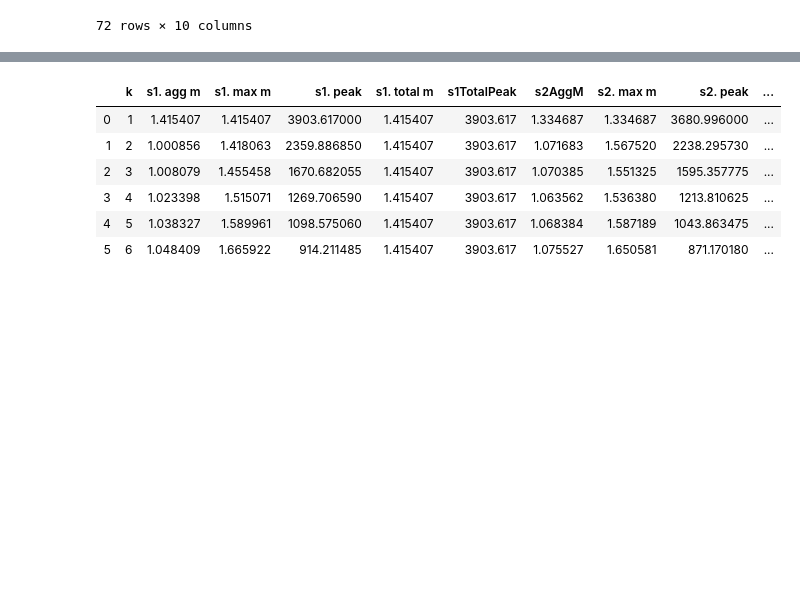
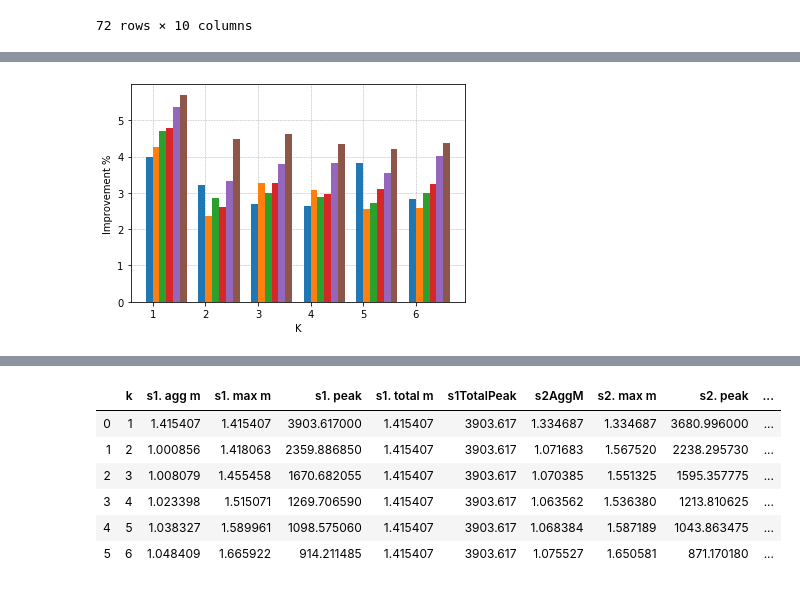
Before and after one commit to vicaba/siot-eclustering-viz, a Jupyter notebook: siot-clustering2.ipynb, the cells around one changed output, grey strips where cells are left out. Saved outputs shown, nothing was run; the diff lists cells and outputs as text; code cells hidden in the pictures; blank space fills up the shorter version.

```diff
--- a/siot-clustering2.ipynb
+++ b/siot-clustering2.ipynb
@@ -307,0 +399,86 @@ array([1.50076179, 1.45695816, 1.44604282, 1.41275965, 1.41515234,
+# %%
+def improvement_ratio(x):
+    return list(map(lambda xy: (1 - xy[0]/xy[1]) * 100,zip(x["s2TotalM"], x["s1. total m"])))
+
+data = exp1_treated.groupby("sampleSize").apply(improvement_ratio).to_frame().reset_index()
+print(np.array(data[data["sampleSize"] == 0.7][0].values[0]).mean())
+print(np.array(data[0][0]).mean())
+data[0] = data[0].apply(lambda x: np.array(x).mean())
+data
+
+#fig, ax = plt.subplots()
+
+#ax.plot(data["sampleSize"].values, data[0].values, "-", label=f"Imp. ratio K = {k2}")
+
+exp1_improvement_ratio_df = exp1_treated.copy()
+
+exp1_improvement_ratio_df_grouped = exp1_improvement_ratio_df.groupby(["sampleSize", 'k']).apply(improvement_ratio).to_frame().reset_index()
+exp1_improvement_ratio_df_grouped.rename(columns={0: "values"},inplace=True)
+exp1_improvement_ratio_df_grouped["mean"] = exp1_improvement_ratio_df_grouped["values"].apply(lambda x: np.array(x).mean())
+exp1_improvement_ratio_df_grouped["stdv"] = exp1_improvement_ratio_df_grouped["values"].apply(lambda x: np.array(x).std())
+exp1_improvement_ratio_df_grouped
+
+
+fig_mean, ax_mean = plt.subplots()
+fig_stdv, ax_stdv = plt.subplots()
+ax_mean.set_axisbelow(True)
+ax_stdv.set_axisbelow(True)
+
+
+
+#fig.set_size_inches(17.0, 10.5)
+#ax.set_ylim(0.9,1.02)
+ind = np.arange(6)    # the x locations for the groups
+width = 0.13        # the width of the bars
+
+bars = []
+
+for idx, ssize in enumerate(sample_size_range(exp1_sample_size_min, exp1_sample_size_max)):
+    sample_size_batch = exp1_improvement_ratio_df_grouped.query(f"sampleSize == {ssize}")
+    means = sample_size_batch["mean"]
+    stdvs = sample_size_batch["stdv"]
+    ax_mean.bar(ind + idx*width, means, width, yerr=None, label=str(ssize), color=colors[idx])
+    ax_stdv.bar(ind + idx*width, stdvs, width, yerr=None, label=str(ssize), color=colors[idx])
+
+
+ax_mean.set_xticks(ind + width / 2)
+ax_mean.set_xticklabels(('1', '2', '3', '4', '5', '6'))
+ax_mean.set_ylabel('Improvement %')
+ax_mean.set_xlabel('K')
+lgd_mean = ax_mean.legend(title="Sample Size %", bbox_to_anchor=(1, -0.40), loc=4, borderaxespad=0., ncol=3)
+
+ax_stdv.set_xticks(ind + width / 2)
+ax_stdv.set_xticklabels(('1', '2', '3', '4', '5', '6'))
+ax_stdv.set_ylabel('stdv')
+ax_stdv.set_xlabel('K')
+lgd_stdv = ax_stdv.legend(title="Sample Size %", bbox_to_anchor=(1, -0.40), loc=4, borderaxespad=0., ncol=3)
+
+ax_mean.grid(True, linestyle='--', linewidth='0.5')
+ax_stdv.grid(True, linestyle='--', linewidth='0.5')
+
+if saveimages == 1:
+    file_name_mean = "s1_s2_improvement_mean"
+    file_name_stdv = "s1_s2_improvement_stdv"
+    file_name_legend = "samplesize_legend"
+
+    savelegend(lgd_mean, file_name_legend, "pdf")
+    savelegend(lgd_mean, file_name_legend, "eps")
+
+    savefig(fig_mean, lgd_mean, file_name_mean, "pdf")
+    savefig(fig_mean, lgd_mean, file_name_mean, "eps")
+
+    lgd_mean.remove()
+    savefig(fig_mean, None, file_name_mean + "_no_legend", "pdf")
+    savefig(fig_mean, None, file_name_mean + "_no_legend", "eps")
+
+    savefig(fig_stdv, lgd_stdv, file_name_stdv, "pdf")
+    savefig(fig_stdv, lgd_stdv, file_name_stdv, "eps")
+
+    lgd_stdv.remove()
+    savefig(fig_stdv, None, file_name_stdv + "_no_legend", "pdf")
+    savefig(fig_stdv, None, file_name_stdv + "_no_legend", "eps")
+
+
+
+#exp1_improvement_ratio_df_grouped
+# %% [output]
@@ -307,0 +503 @@ array([1.50076179, 1.45695816, 1.44604282, 1.41275965, 1.41515234,
+[figure, added]
```
Also changed, not shown: parts of 9 cells of this notebook, 18 other files.
